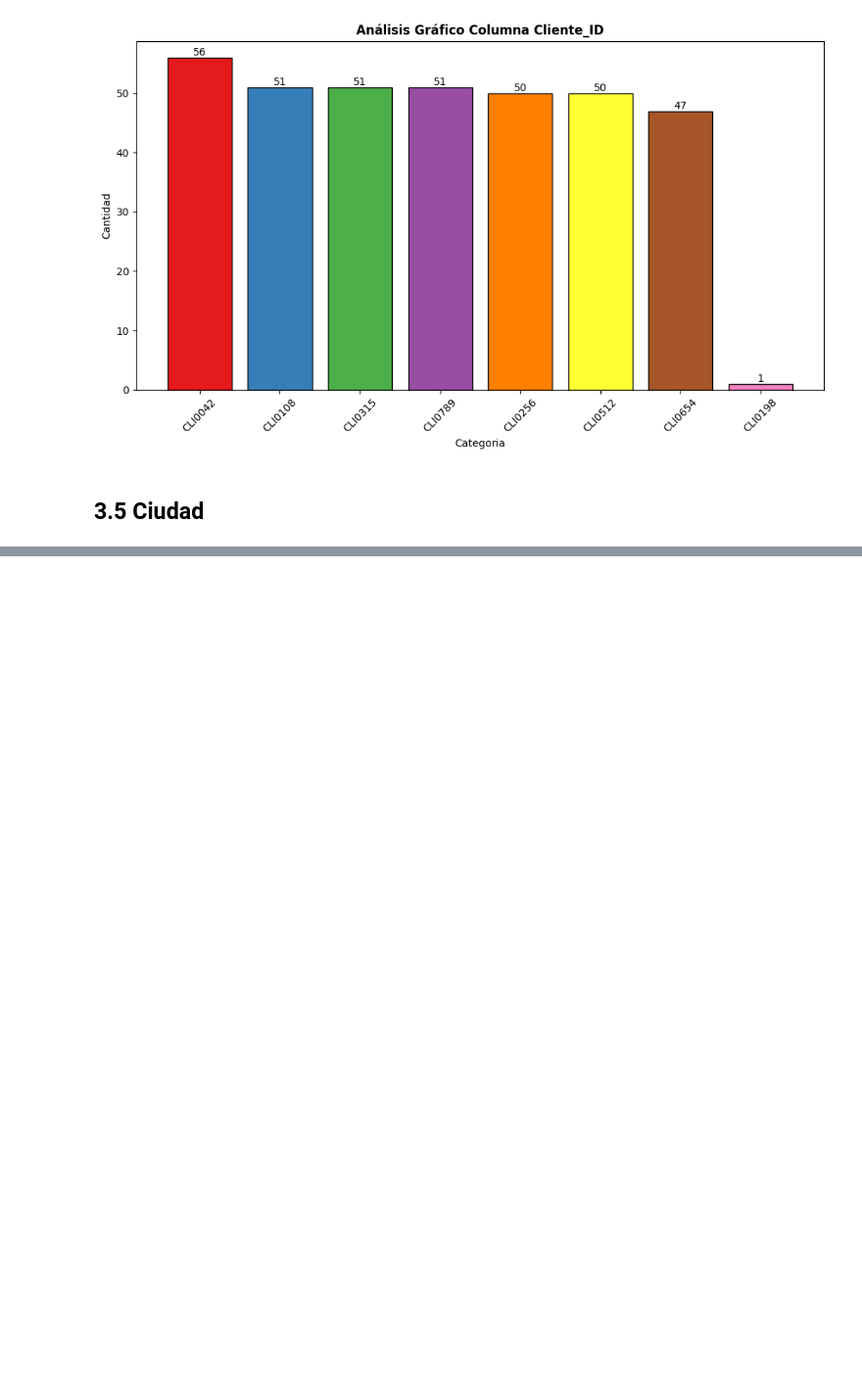
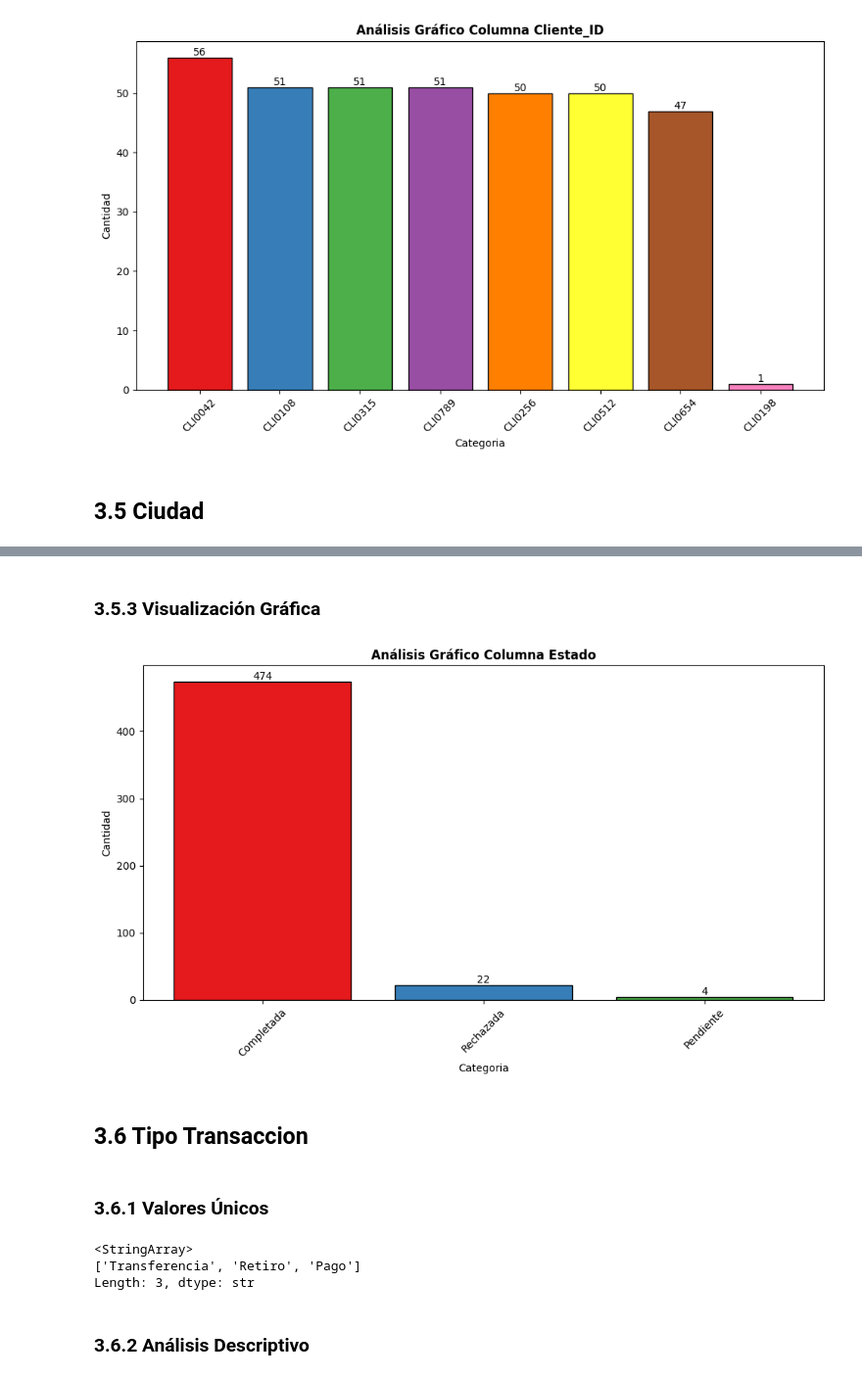
Before and after one commit to Joel-F-Alba-A/Taller_S9_Preprocesamiento_Datos, a Jupyter notebook: Taller_S9.ipynb, the cells around one changed output, grey strips where cells are left out. Shown at 98% size. Drawn from its saved outputs; the diff is of its cells as text; code cells hidden in the pictures; blank space fills up the shorter version.

```diff
--- a/Taller_S9.ipynb
+++ b/Taller_S9.ipynb
@@ -354,0 +405,18 @@ memory usage: 35.3 KB
+# %% [markdown]
+### **3.5.3 Visualización Gráfica**
+# %%
+plot_categoric_data(df,'Estado')
+# %% [output]
+[figure, added]
+# %% [markdown]
+## **3.6 Tipo Transaccion**
+# %% [markdown]
+### **3.6.1 Valores Únicos**
+# %%
+df['Tipo_Transaccion'].unique()
+# %% [output]
+<StringArray>
+['Transferencia', 'Retiro', 'Pago']
+Length: 3, dtype: str
+# %% [markdown]
+### **3.6.2 Análisis Descriptivo**
```
Also changed, not shown: parts of 46 cells of this notebook.
